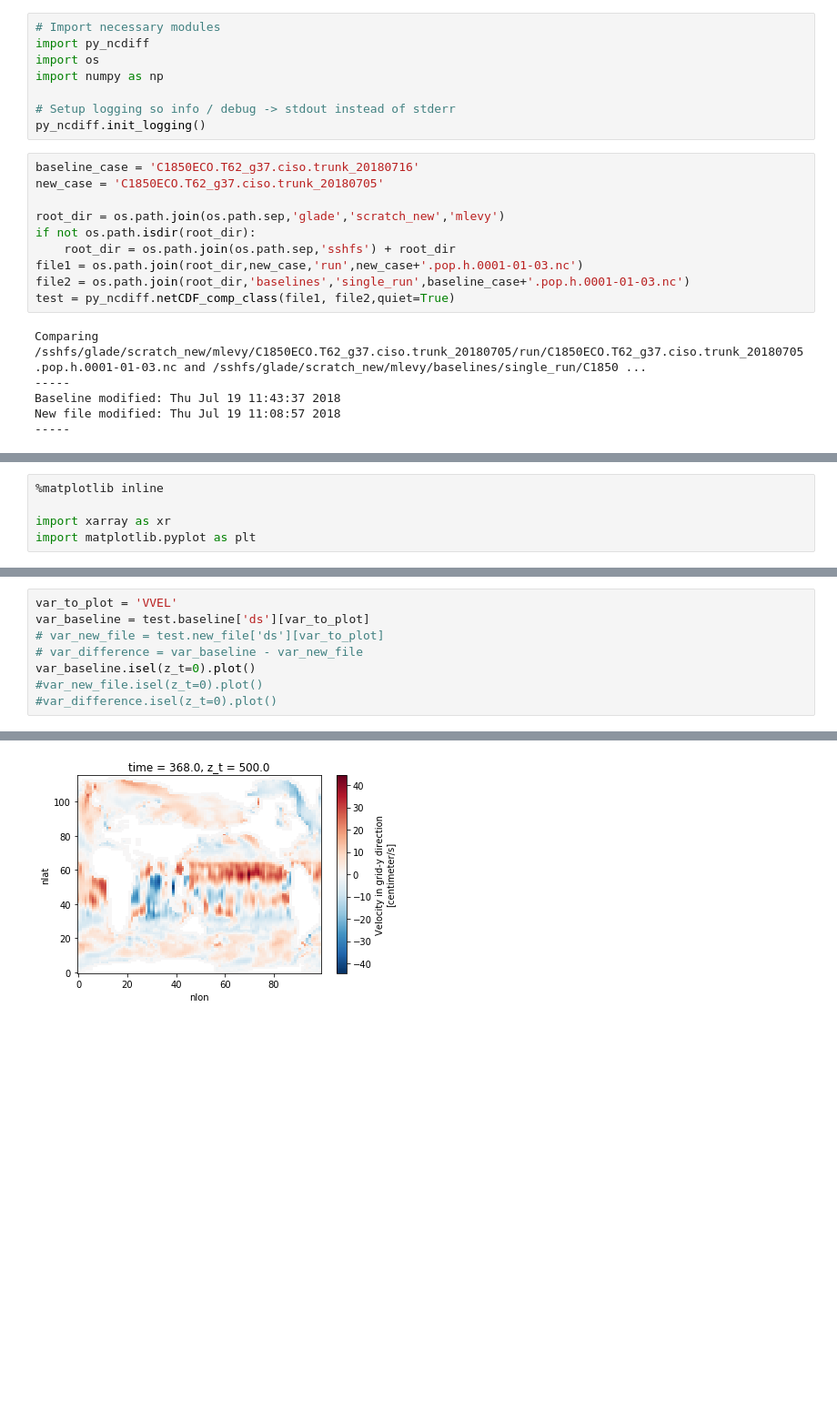
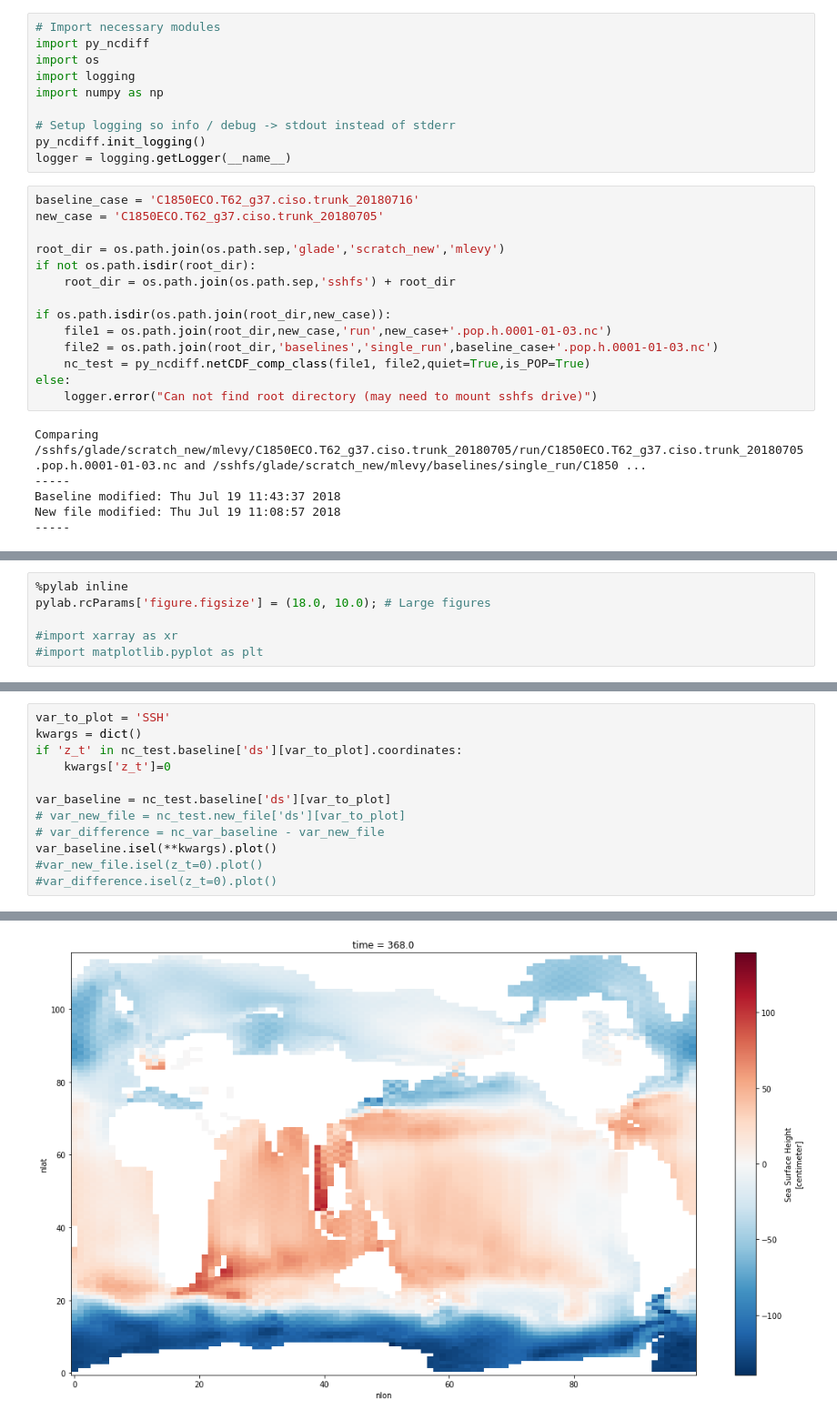
Before and after one commit to mnlevy1981/py_ncdiff, a Jupyter notebook: netCDF Comparison.ipynb, the cells around one changed output, grey strips where cells are left out. Shown at 91% size. Drawn from its saved outputs; the diff is of its cells as text; blank space fills up the shorter version.

```diff
--- a/netCDF Comparison.ipynb
+++ b/netCDF Comparison.ipynb
@@ -2,10 +2,12 @@
 # Import necessary modules
 import py_ncdiff
 import os
+import logging
 import numpy as np
 
 # Setup logging so info / debug -> stdout instead of stderr
 py_ncdiff.init_logging()
+logger = logging.getLogger(__name__)
 # %%
 baseline_case = 'C1850ECO.T62_g37.ciso.trunk_20180716'
 new_case = 'C1850ECO.T62_g37.ciso.trunk_20180705'
@@ -13,9 +15,13 @@ new_case = 'C1850ECO.T62_g37.ciso.trunk_20180705'
 root_dir = os.path.join(os.path.sep,'glade','scratch_new','mlevy')
 if not os.path.isdir(root_dir):
     root_dir = os.path.join(os.path.sep,'sshfs') + root_dir
-file1 = os.path.join(root_dir,new_case,'run',new_case+'.pop.h.0001-01-03.nc')
-file2 = os.path.join(root_dir,'baselines','single_run',baseline_case+'.pop.h.0001-01-03.nc')
-test = py_ncdiff.netCDF_comp_class(file1, file2,quiet=True)
+
+if os.path.isdir(os.path.join(root_dir,new_case)):
+    file1 = os.path.join(root_dir,new_case,'run',new_case+'.pop.h.0001-01-03.nc')
+    file2 = os.path.join(root_dir,'baselines','single_run',baseline_case+'.pop.h.0001-01-03.nc')
+    nc_test = py_ncdiff.netCDF_comp_class(file1, file2,quiet=True,is_POP=True)
+else:
+    logger.error("Can not find root directory (may need to mount sshfs drive)")
 # %% [output]
 Comparing /sshfs/glade/scratch_new/mlevy/C1850ECO.T62_g37.ciso.trunk_20180705/run/C1850ECO.T62_g37.ciso.trunk_20180705.pop.h.0001-01-03.nc and /sshfs/glade/scratch_new/mlevy/baselines/single_run/C1850 ...
 -----
@@ -32,6 +38,7 @@ err_cnt = test.parse_results()
 # %%
-%matplotlib inline
+%pylab inline
+pylab.rcParams['figure.figsize'] = (18.0, 10.0); # Large figures
 
-import xarray as xr
-import matplotlib.pyplot as plt
+#import xarray as xr
+#import matplotlib.pyplot as plt
 # %% [output]
@@ -41,11 +64,15 @@ generated new fontManager
 # %%
-var_to_plot = 'VVEL'
-var_baseline = test.baseline['ds'][var_to_plot]
-# var_new_file = test.new_file['ds'][var_to_plot]
-# var_difference = var_baseline - var_new_file
-var_baseline.isel(z_t=0).plot()
+var_to_plot = 'SSH'
+kwargs = dict()
+if 'z_t' in nc_test.baseline['ds'][var_to_plot].coordinates:
+    kwargs['z_t']=0
+
+var_baseline = nc_test.baseline['ds'][var_to_plot]
+# var_new_file = nc_test.new_file['ds'][var_to_plot]
+# var_difference = nc_var_baseline - var_new_file
+var_baseline.isel(**kwargs).plot()
 #var_new_file.isel(z_t=0).plot()
 #var_difference.isel(z_t=0).plot()
 # %% [output]
 <matplotlib.collections.QuadMesh at 0x...>
-[figure, old version]
+[figure, new version]
```
Also changed, not shown: parts of 3 cells of this notebook, 1 other file.
